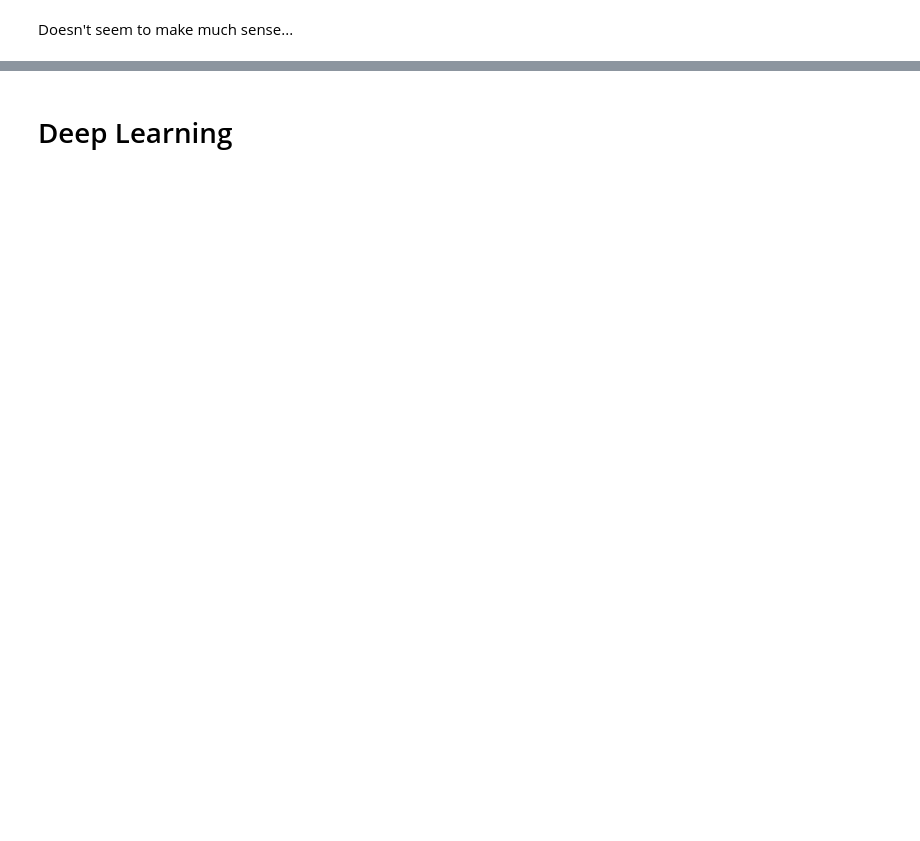
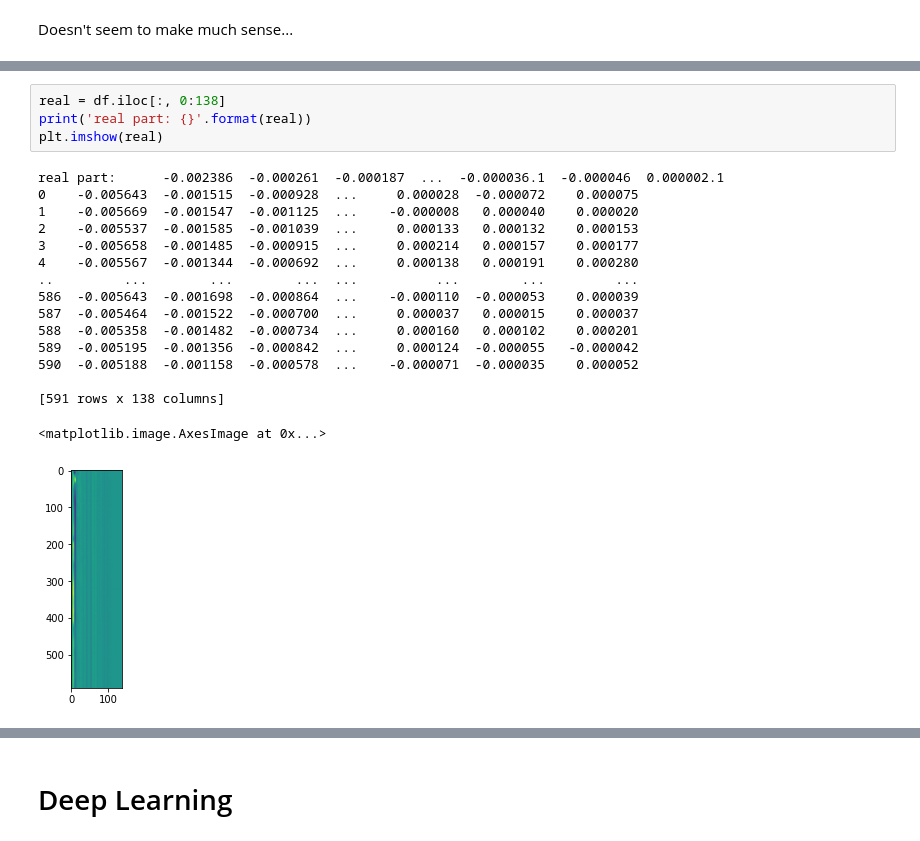
Before and after one commit to TanShengRong/FYP-RPI-RF-Sensing, a Jupyter notebook: readings.ipynb, the cells around one changed output, grey strips where cells are left out. Saved outputs shown, nothing was run; the diff lists cells and outputs as text; blank space fills up the shorter version.

```diff
--- a/readings.ipynb
+++ b/readings.ipynb
@@ -105,0 +70,21 @@ Doesn't seem to make much sense...
+# %%
+real = df.iloc[:, 0:138]
+print('real part: {}'.format(real))
+plt.imshow(real)
+# %% [output]
+real part:      -0.002386  -0.000261  -0.000187  ...  -0.000036.1  -0.000046  0.000002.1
+0    -0.005643  -0.001515  -0.000928  ...     0.000028  -0.000072    0.000075
+1    -0.005669  -0.001547  -0.001125  ...    -0.000008   0.000040    0.000020
+2    -0.005537  -0.001585  -0.001039  ...     0.000133   0.000132    0.000153
+3    -0.005658  -0.001485  -0.000915  ...     0.000214   0.000157    0.000177
+4    -0.005567  -0.001344  -0.000692  ...     0.000138   0.000191    0.000280
+..         ...        ...        ...  ...          ...        ...         ...
+586  -0.005643  -0.001698  -0.000864  ...    -0.000110  -0.000053    0.000039
+587  -0.005464  -0.001522  -0.000700  ...     0.000037   0.000015    0.000037
+588  -0.005358  -0.001482  -0.000734  ...     0.000160   0.000102    0.000201
+589  -0.005195  -0.001356  -0.000842  ...     0.000124  -0.000055   -0.000042
+590  -0.005188  -0.001158  -0.000578  ...    -0.000071  -0.000035    0.000052
+
+[591 rows x 138 columns]
+<matplotlib.image.AxesImage at 0x...>
+[figure, added]
```
Also changed, not shown: parts of 26 cells of this notebook.
